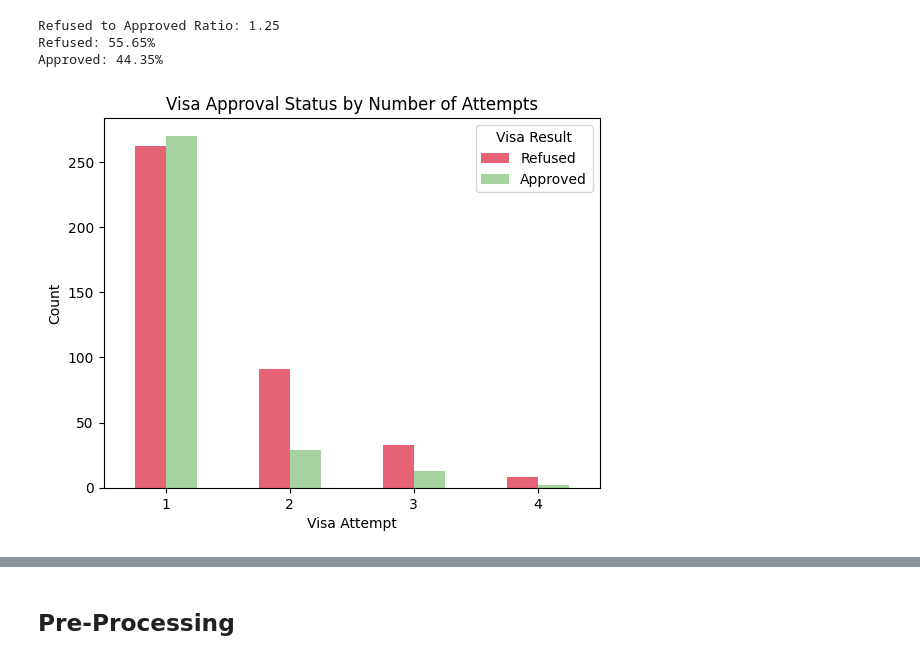
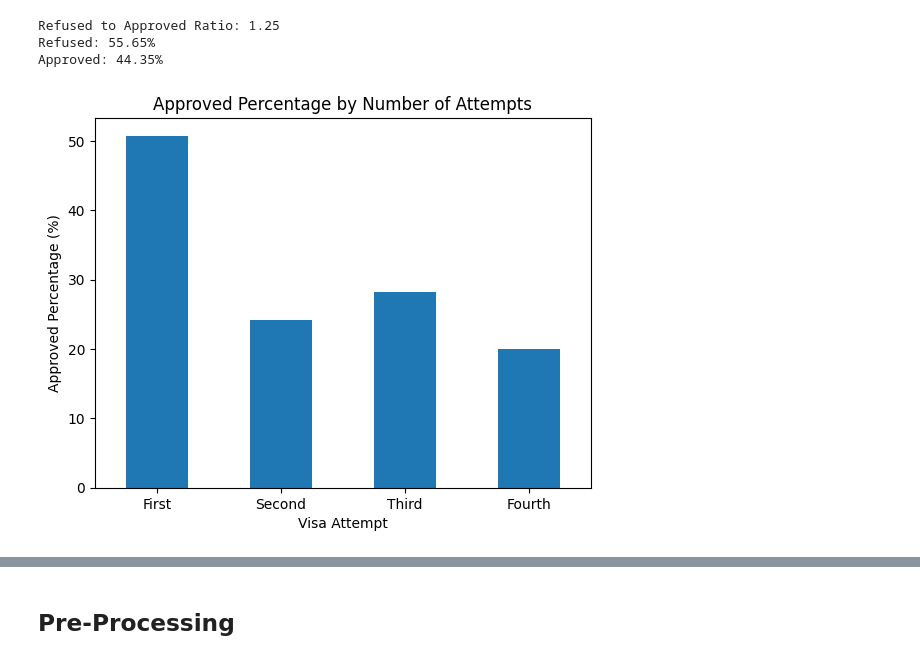
Before and after one commit to AseemShehzad/visa-approval-prediction-model, a Jupyter notebook: Data Modeling.ipynb, the cells around one changed output, grey strips where cells are left out. Saved outputs shown, nothing was run; the diff lists cells and outputs as text; code cells hidden in the pictures.

```diff
--- a/Data Modeling.ipynb
+++ b/Data Modeling.ipynb
@@ -312,19 +323,18 @@ Refused to Approved Ratio: 1.25
 Refused: 55.65%
 Approved: 44.35%
 # %%
-# Group the data by category and visa result, and calculate the counts
-counts = train_data_std_7.groupby('Visa Attempt')['Visa Result'].value_counts().unstack()
+# Group by Visa Attempt and calculate the approved percentage
+approved_percentage = train_data_std_7.groupby('Visa Attempt')['Visa Result'].mean() * 100
 
 # Create bar plot
-counts.plot.bar(rot=0, color= [red,green])
-
+approved_percentage.plot.bar(rot=0)
+custom_labels = ['First', 'Second', 'Third', 'Fourth']
+plt.xticks(ticks=range(len(custom_labels)), labels=custom_labels)
 # Add labels and title
 plt.xlabel("Visa Attempt")
-plt.ylabel("Count")
-plt.title("Visa Approval Status by Number of Attempts")
-plt.legend(['Refused', 'Approved'], title="Visa Result")
-# Show the chart
+plt.ylabel("Approved Percentage (%)")
+plt.title("Approved Percentage by Number of Attempts")
 plt.show()
 # %% [output]
-[figure, old version]
+[figure, new version]
 # %%
```
Also changed, not shown: parts of 16 cells of this notebook, 1 other file.
